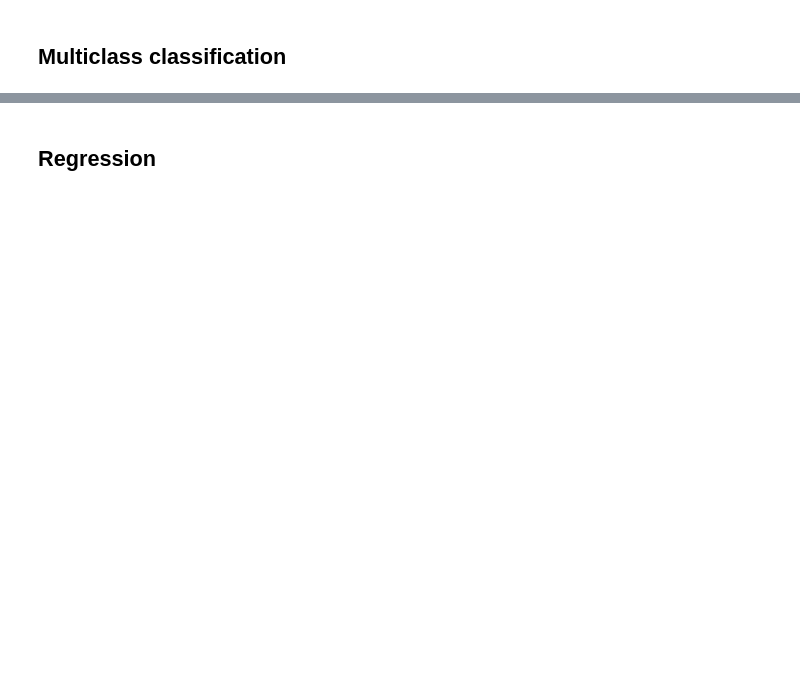
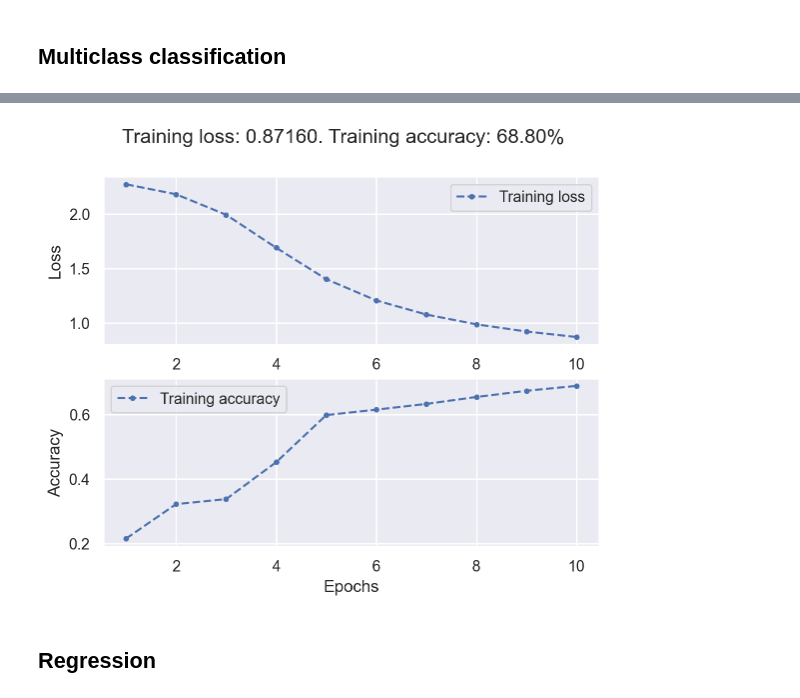
Before and after one commit to bpesquet/ainotes, a Jupyter notebook: docs/ml/ann.ipynb, the cells around one changed output, grey strips where cells are left out. Saved outputs shown, nothing was run; the diff lists cells and outputs as text; code cells hidden in the pictures; blank space fills up the shorter version.

```diff
--- a/docs/ml/ann.ipynb
+++ b/docs/ml/ann.ipynb
@@ -294,0 +483,6 @@ plot_decision_boundary(mlp_clf, inputs, targets)
+# %%
+fashion_model = NeuralNetwork().to(device)
+print(fashion_model)
+
+# Try to guess the total number of parameters for this model before running this code!
+print(f"Number of trainable parameters: {count_parameters(fashion_model)}")
@@ -294,0 +572,35 @@ plot_decision_boundary(mlp_clf, inputs, targets)
+# %%
+def train_fashion(dataloader, model, loss_fn, optimizer):
+    """Main training loop"""
+
+    history = {"loss": [], "acc": []}
+    n_samples = len(dataloader.dataset)
+    n_batches = len(dataloader)
+
+    print(f"Training started! {n_samples} samples. {n_batches} batches per epoch")
+
+    for epoch in range(n_epochs):
+        total_loss, n_correct = epoch_loop(dataloader, model, loss_fn, optimizer)
+
+        # Compute epoch metrics
+        epoch_loss = total_loss / n_batches
+        epoch_acc = n_correct / n_samples
+
+        print(
+            f"Epoch [{(epoch + 1):3}/{n_epochs:3}]. Mean loss: {epoch_loss:.5f}. Accuracy: {epoch_acc * 100:.2f}%"
+        )
+
+        # Record epoch metrics for later plotting
+        history["loss"].append(epoch_loss)
+        history["acc"].append(epoch_acc)
+
+    print(f"Training complete! Total gradient descent steps: {n_epochs * n_batches}")
+
+    return history
+# %%
+fashion_history = train_fashion(
+    fashion_train_dataloader,
+    fashion_model,
+    nn.CrossEntropyLoss(),
+    optim.SGD(fashion_model.parameters(), lr=learning_rate),
+)
@@ -295,2 +620,6 @@ plot_decision_boundary(mlp_clf, inputs, targets)
+# %%
+plot_loss_acc(fashion_history)
+# %% [output]
+[figure, added]
 # %% [markdown]
 ## Regression
```
Also changed, not shown: parts of 39 cells of this notebook, 2 other files.
